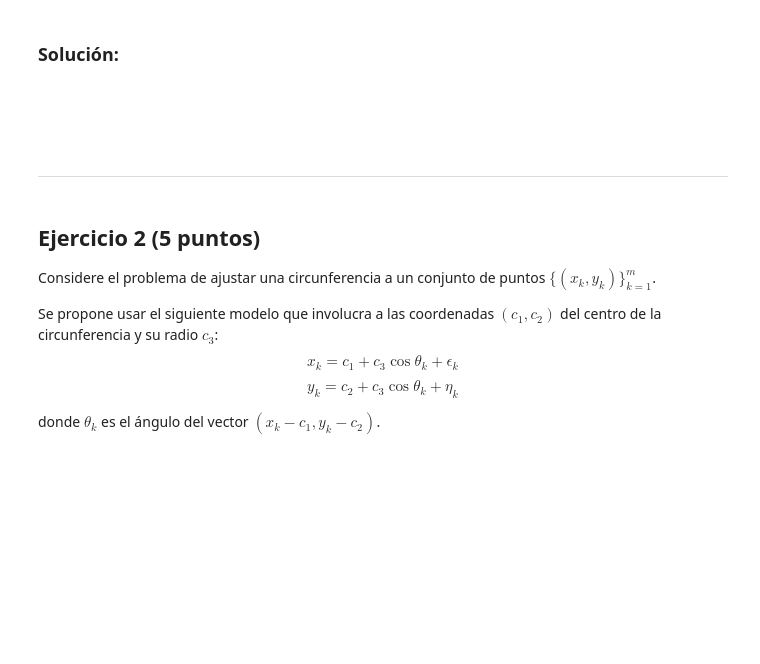
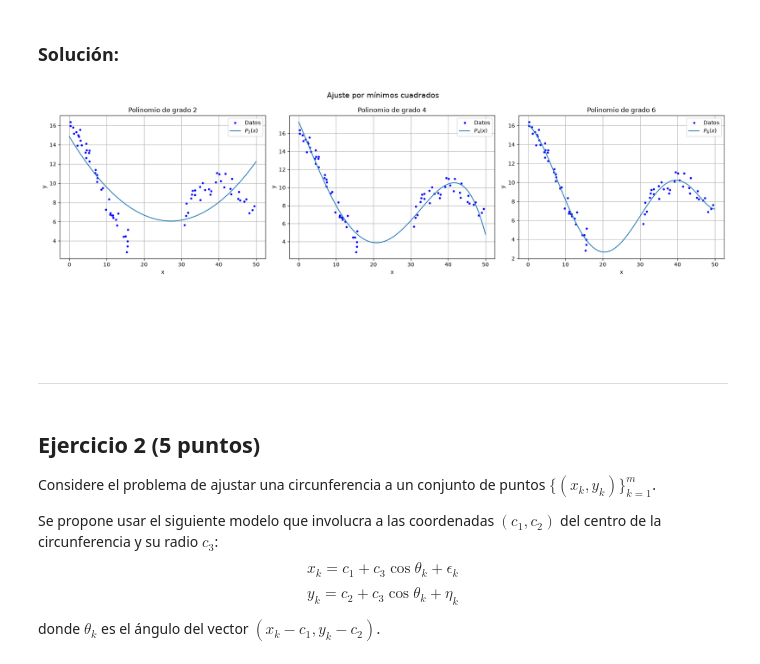
Before and after one commit to RodrigoRiveraRico/metodos-cimat, a Jupyter notebook: Tarea6/tarea_mn06.ipynb, the cells around one changed output. Saved outputs shown, nothing was run; the diff lists cells and outputs as text; code cells hidden in the pictures; blank space fills up the shorter version.

Commit message:
Ajuste polinomio

````diff
--- a/Tarea6/tarea_mn06.ipynb
+++ b/Tarea6/tarea_mn06.ipynb
@@ -120,3 +128,64 @@ plt.show()
+# %%
+# Coeficientes de un polinomio de grado 2
+# El primer elemento corresponde al término x^2
+# El último elemento corresponde al término independiente
+coef_2 = readCoefBinFile('datosTarea06/coeficientes_polinomio_grado_2.bin')
+# Invertimos el orden de los coeficientes
+coef_2_inverted = coef_2[::-1]
+# Crear el objeto polinomio
+# Dados el arreglo de coeficientes: [c0, c1, c2] -> c0 + c1*x + c2*x^2 es el polinomio obtenido
+p_grado_2 = np.polynomial.polynomial.Polynomial(coef_2_inverted)
+
+# Coeficientes de un polinomio de grado 4
+coef_4 = readCoefBinFile('datosTarea06/coeficientes_polinomio_grado_4.bin')
+coef_4_inverted = coef_4[::-1]
+p_grado_4 = np.polynomial.polynomial.Polynomial(coef_4_inverted)
+
+# coeficientes de un polinomio de grado 6
+coef_6 = readCoefBinFile('datosTarea06/coeficientes_polinomio_grado_6.bin')
+coef_6_inverted = coef_6[::-1]
+p_grado_6 = np.polynomial.polynomial.Polynomial(coef_6_inverted)
+# %%
+# Puntos a evaluar en los polinomios
+X = np.linspace(0, 50, 100)
+
+# Crear subplots de 1 fila y 3 columnas
+fig, axs = plt.subplots(1, 3, figsize=(18, 5))
+
+# Polinomio de grado 2
+axs[0].plot(XY[:, 0], XY[:, 1], 'b.', label='Datos')
+axs[0].plot(X, p_grado_2(X), label=r'$P_2(x)$')
+axs[0].set_title('Polinomio de grado 2')
+axs[0].set_xlabel('x')
+axs[0].set_ylabel('y')
+axs[0].legend()
+axs[0].grid(True)
+
+# Polinomio de grado 4
+axs[1].plot(XY[:, 0], XY[:, 1], 'b.', label='Datos')
+axs[1].plot(X, p_grado_4(X), label=r'$P_4(x)$')
+axs[1].set_title('Polinomio de grado 4')
+axs[1].set_xlabel('x')
+axs[1].set_ylabel('y')
+axs[1].legend()
+axs[1].grid(True)
+
+# Polinomio de grado 6
+axs[2].plot(XY[:, 0], XY[:, 1], 'b.', label='Datos')
+axs[2].plot(X, p_grado_6(X), label=r'$P_6(x)$')
+axs[2].set_title('Polinomio de grado 6')
+axs[2].set_xlabel('x')
+axs[2].set_ylabel('y')
+axs[2].legend()
+axs[2].grid(True)
+
+# Título general
+fig.suptitle('Ajuste por mínimos cuadrados', fontsize=14)
+
+plt.tight_layout()
+plt.show()
+# %% [output]
+[figure, added]
 # %% [markdown]
 ```
 
````
Also changed, not shown: parts of 2 cells of this notebook, 2 other files.
